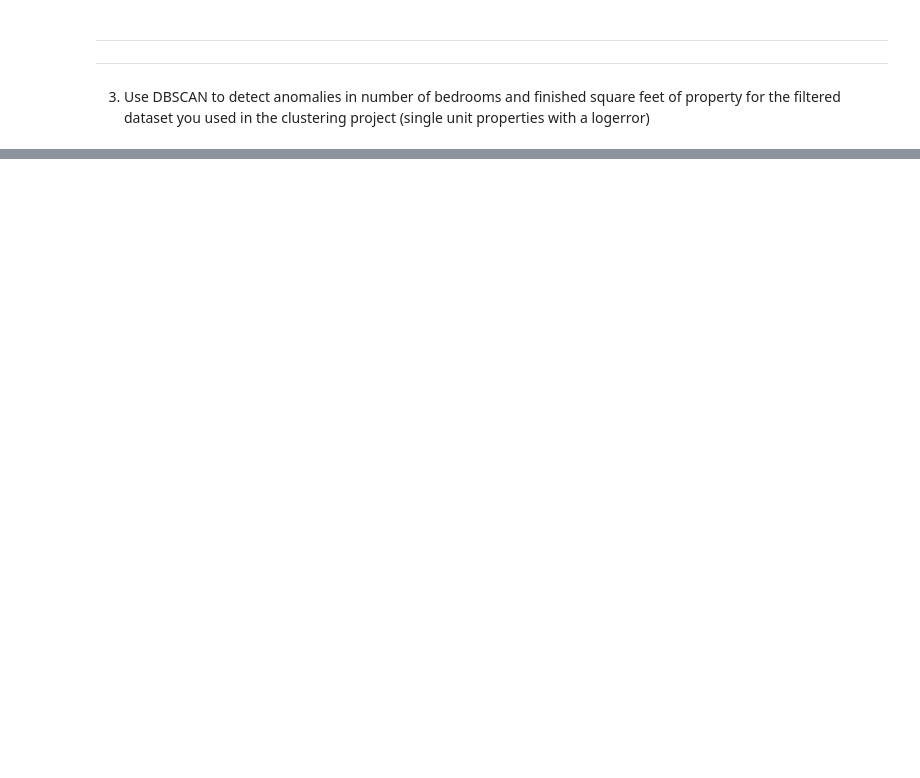
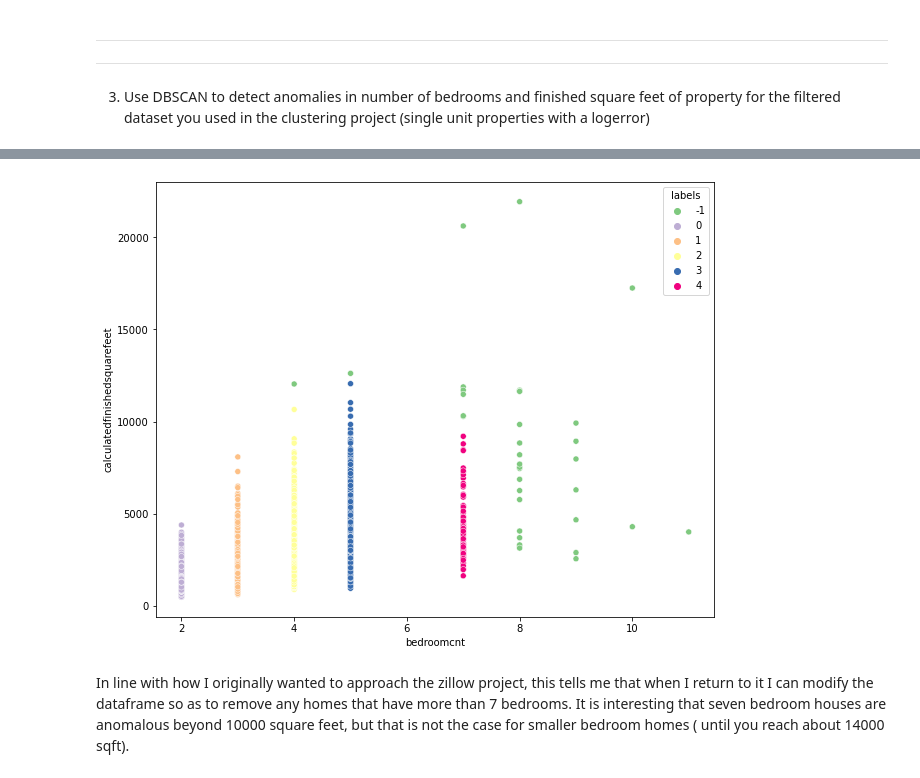
Before and after one commit to nicholas-dougherty/anomaly-detection-exercises, a Jupyter notebook: clustering_anomaly_detection.ipynb, the cells around one changed output, grey strips where cells are left out. Drawn from its saved outputs; the diff is of its cells as text; code cells hidden in the pictures; blank space fills up the shorter version.

Commit message:
Completed the clustering exercises. Ran into a hurdle on exercise 2

```diff
--- a/clustering_anomaly_detection.ipynb
+++ b/clustering_anomaly_detection.ipynb
@@ -285,0 +619,16 @@ df3
+# %%
+# Make
+scaler = MinMaxScaler()
+
+# Fit
+scaler.fit(zillow)
+
+# Use
+zillow2 = scaler.transform(zillow)
+# %%
+# Make the object
+#dbsc = DBSCAN(eps = .5, min_samples = 5)
+dbsc = DBSCAN(eps = .10, min_samples = 20)
+
+# Fit the object
+dbsc.fit(zillow2)
@@ -285,0 +637,14 @@ df3
+# %%
+columns = ['bedroomcnt','calculatedfinishedsquarefeet']
+scaled_columns = ["Scaled_" + column for column in columns]
+
+# Save a copy of the original dataframe
+original_df = df3.copy()
+
+# Create a dataframe containing the scaled values
+scaled_df = pd.DataFrame(zillow2, columns=scaled_columns)
+
+# Merge the scaled and non-scaled values into one dataframe
+df = df3.merge(scaled_df, on=df3.index)
+df = df.drop(columns=['key_0'])
+df.head()
@@ -285,0 +659,8 @@ df3
+# %%
+df['labels'] = dbsc.labels_
+df.labels.value_counts()
+# this just gave me a label of 0
+# Either the dbscan parameters werent good enough at default
+# Or I successfully removed all the anomalies from my dataframe in the preparation stage
+# nice work to me, if so hehehe. But I'll need to get the dirtier version if so
+# I'll go back and change the DBSCAN
@@ -285,0 +687,9 @@ df3
+# %%
+# The second time around went differently. Let's see the outcome.
+plt.figure(figsize=(10,8))
+sns.scatterplot(df.bedroomcnt, df.calculatedfinishedsquarefeet, hue=df.labels, palette='Accent')
+plt.show()
+# %% [output]
+[figure, added]
+# %% [markdown]
+In line with how I originally wanted to approach the zillow project, this tells me that when I return to it I can modify the dataframe so as to remove any homes that have more than 7 bedrooms. It is interesting that seven bedroom houses are anomalous beyond 10000 square feet, but that is not the case for smaller bedroom homes ( until you reach about 14000 sqft).
```
Also changed, not shown: parts of 43 cells of this notebook, 1 other file.
